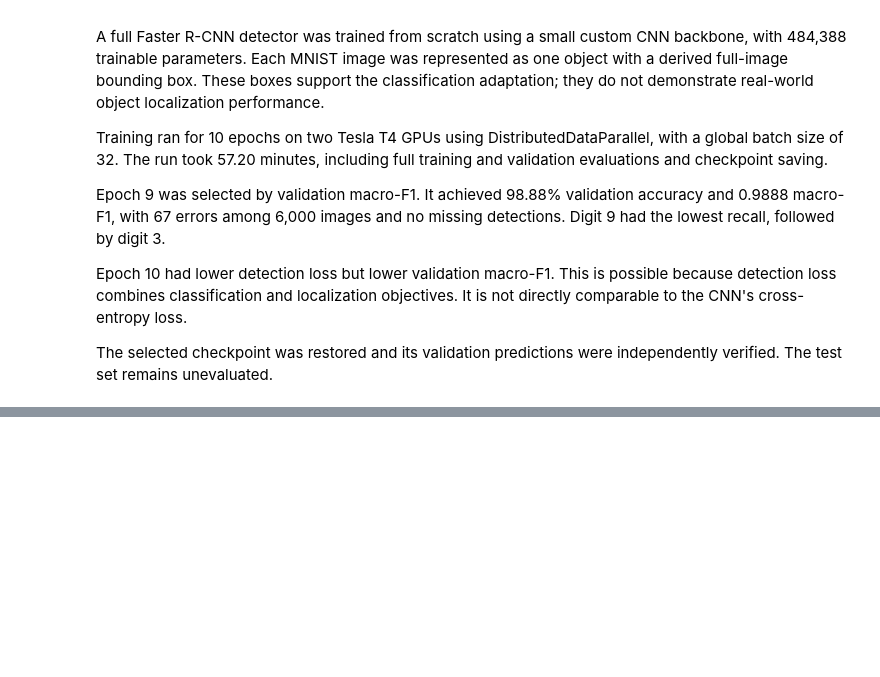
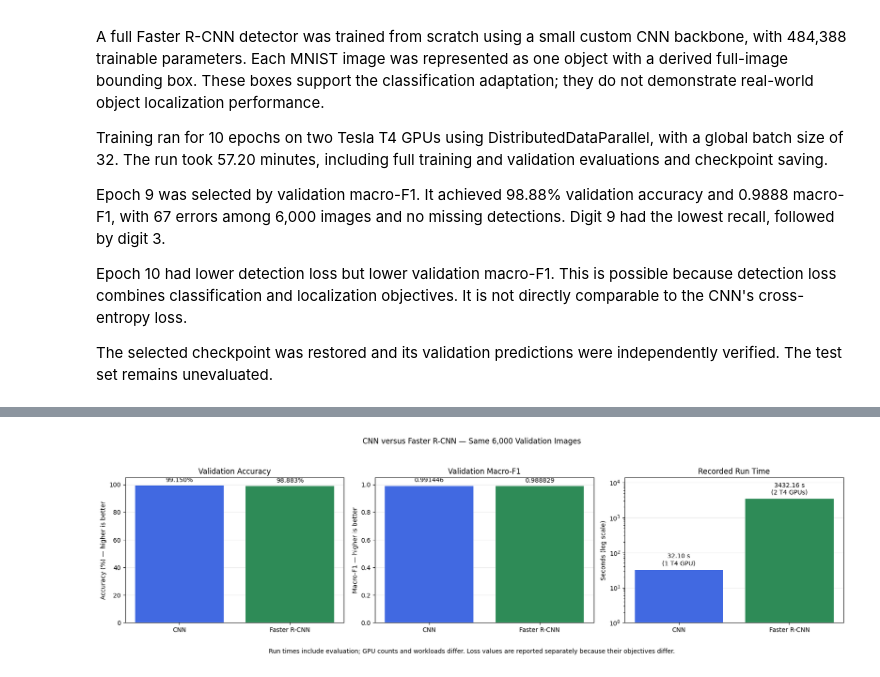
Before and after one commit to soulaimane-22/Deep-Learning-Lab2, a Jupyter notebook: notebooks/02_faster_rcnn_mnist.ipynb, the cells around one changed output, grey strips where cells are left out. Cells and saved outputs as stored; diff of their text form; code cells hidden in the pictures; blank space fills up the shorter version.

Commit message:
Document verified CNN and Faster R-CNN comparison

```diff
--- a/notebooks/02_faster_rcnn_mnist.ipynb
+++ b/notebooks/02_faster_rcnn_mnist.ipynb
@@ -2127,0 +2395,85 @@ independently verified. The test set remains unevaluated.
+# %%
+plot_data = comparison_table.set_index("model").loc[
+    ["CNN", "Faster R-CNN"]
+]
+
+model_names = plot_data.index.tolist()
+colors = ["royalblue", "seagreen"]
+
+fig, axes = plt.subplots(1, 3, figsize=(17, 5))
+
+accuracy_values = plot_data["accuracy"].to_numpy() * 100
+bars = axes[0].bar(model_names, accuracy_values, color=colors)
+axes[0].bar_label(
+    bars,
+    labels=[f"{value:.3f}%" for value in accuracy_values],
+    padding=4,
+)
+axes[0].set(
+    title="Validation Accuracy",
+    ylabel="Accuracy (%) — higher is better",
+    ylim=(0, 105),
+)
+
+f1_values = plot_data["macro_f1"].to_numpy()
+bars = axes[1].bar(model_names, f1_values, color=colors)
+axes[1].bar_label(
+    bars,
+    labels=[f"{value:.6f}" for value in f1_values],
+    padding=4,
+)
+axes[1].set(
+    title="Validation Macro-F1",
+    ylabel="Macro-F1 — higher is better",
+    ylim=(0, 1.05),
+)
+
+time_values = plot_data["training_seconds"].to_numpy()
+time_labels = [
+    f"{seconds:.2f} s\n({int(gpus)} T4 GPU{'s' if gpus > 1 else ''})"
+    for seconds, gpus in zip(time_values, plot_data["gpus_used"])
+]
+
+axes[2].bar(model_names, time_values, color=colors)
+axes[2].set_yscale("log")
+axes[2].set(
+    title="Recorded Run Time",
+    ylabel="Seconds (log scale)",
+    ylim=(1, time_values.max() * 4),
+)
+
+for index, (seconds, label) in enumerate(zip(time_values, time_labels)):
+    axes[2].annotate(
+        label,
+        (index, seconds),
+        xytext=(0, 5),
+        textcoords="offset points",
+        ha="center",
+        va="bottom",
+    )
+
+for ax in axes:
+    ax.set_axisbelow(True)
+    ax.grid(axis="y", alpha=0.25)
+
+fig.suptitle(
+    "CNN versus Faster R-CNN — Same 6,000 Validation Images"
+)
+fig.text(
+    0.5,
+    0.01,
+    "Run times include evaluation; GPU counts and workloads differ. "
+    "Loss values are reported separately because their objectives differ.",
+    ha="center",
+    fontsize=10,
+)
+fig.tight_layout(rect=[0, 0.07, 1, 0.94])
+
+fig.savefig(
+    PLOTS_DIR / "cnn_vs_faster_rcnn_comparison.png",
+    dpi=160,
+    bbox_inches="tight",
+)
+plt.show()
+# %% [output]
+[figure, added]
```
Also changed, not shown: parts of 5 cells of this notebook, 2 other files.
